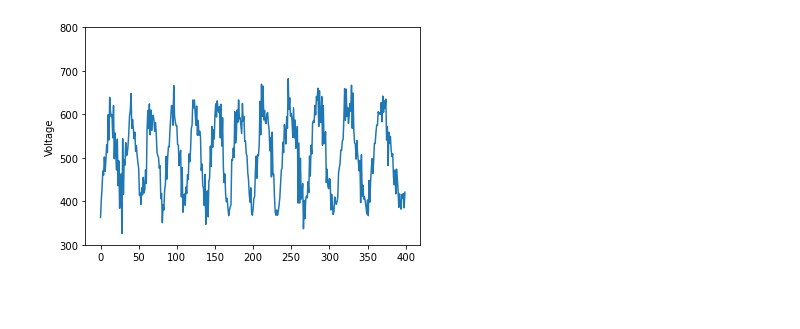
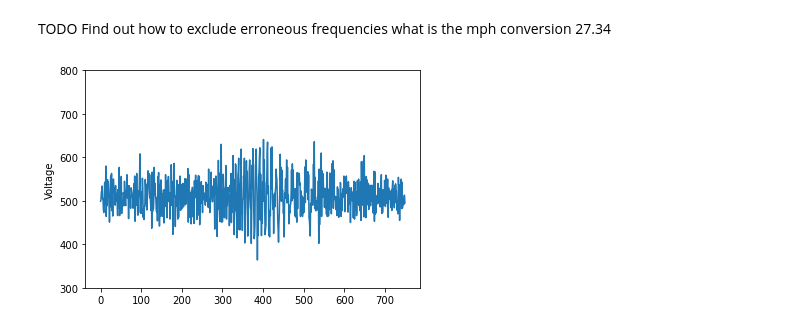
Before and after one commit to jackc7/radar, a Jupyter notebook: notebook.ipynb, the cells around one changed output. Drawn from its saved outputs; the diff is of its cells as text; code cells hidden in the pictures; blank space fills up the shorter version.

```diff
--- a/notebook.ipynb
+++ b/notebook.ipynb
@@ -7,6 +8,10 @@ from scipy import signal
+# %% [markdown]
+TODO
+Find out how to exclude erroneous frequencies
+what is the mph conversion
+27.34
 # %%
-
-
+# Read and process data
 with open("output.txt", 'r') as f:
     data = []
     for x, line in enumerate(f.readlines()):
@@ -17,22 +22,16 @@ with open("output.txt", 'r') as f:
             data.append(int(wl))
         except ValueError:
             pass
-
-sr = 0.00058331354 # Seconds between samples
-data = data[13250:13650]
-# for i, x in enumerate(data):
-#     print(f"{i*100}\t{x}")
-plt.plot(data)
-plt.ylim(300, 800)
-plt.ylabel('Voltage')
-plt.show()
-
-mph = [x/ for x in data]
-
-plt.plot(data)
-plt.ylim(300, 800)
-plt.ylabel('Voltage')
-plt.show()
-# %% [output]
-[figure, removed]
+# %%
+
+data = data[8750:9500]
+# data = data[3715:4715]
+# for i, x in enumerate(data):
+#     print(f"{i*100}\t{x}")
+plt.plot(data)
+plt.ylim(300, 800)
+plt.ylabel('Voltage')
+plt.show()
+# %% [output]
+[figure, added]
 # %%
```
Also changed, not shown: parts of 4 cells of this notebook, 4 other files.
